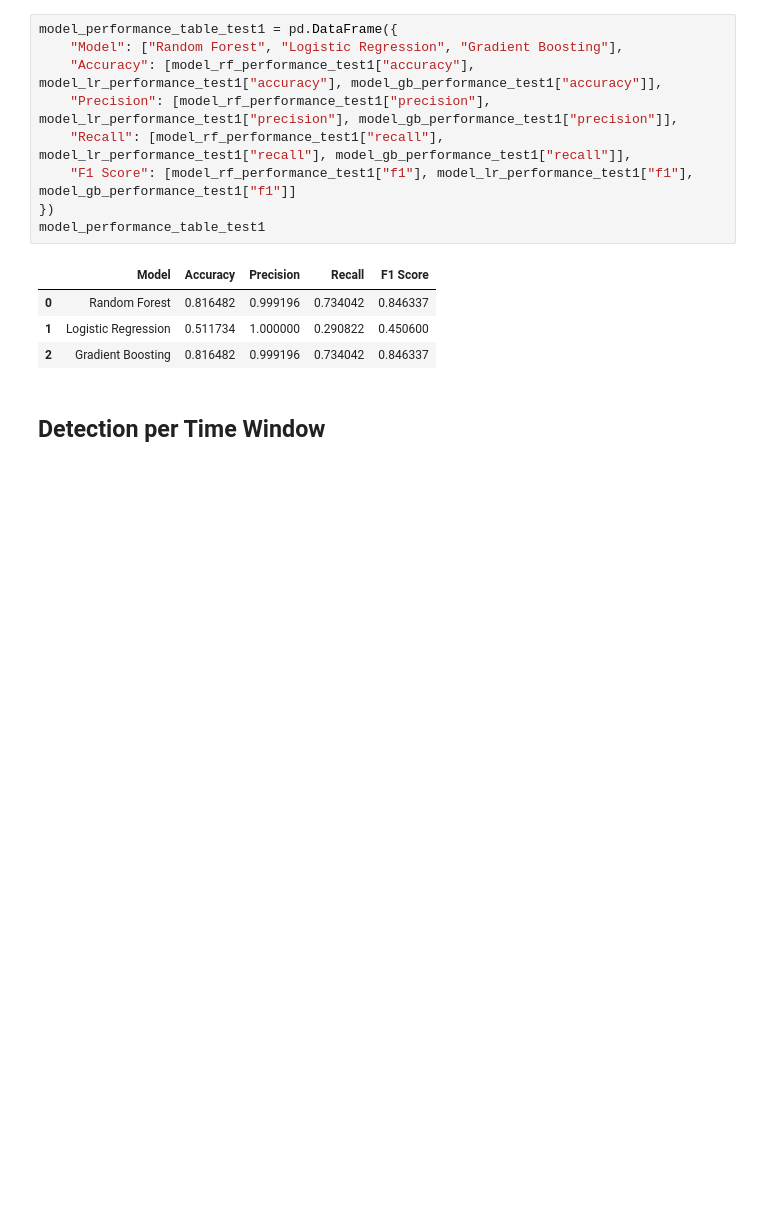
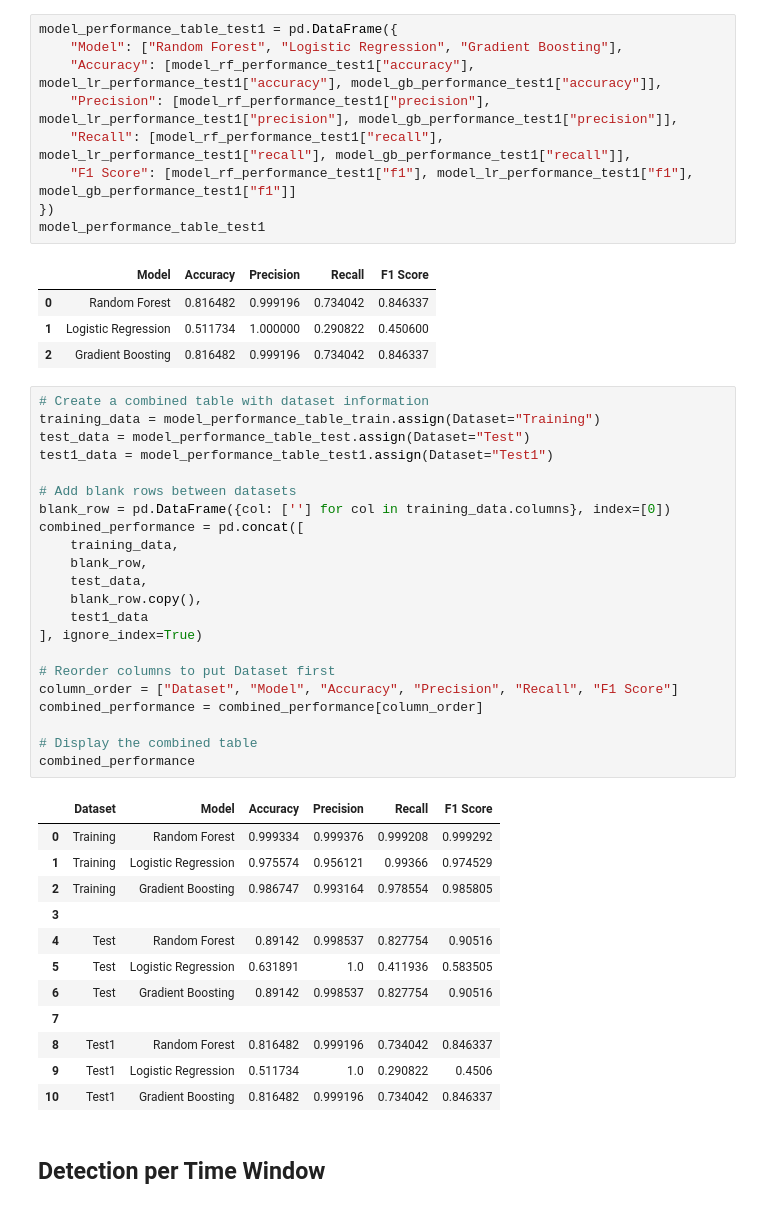
Before and after one commit to Palatiin/ddos-detection, a Jupyter notebook: ml/detection.ipynb, the cells around one changed output. Cells and saved outputs as stored; diff of their text form; blank space fills up the shorter version.

```diff
--- a/ml/detection.ipynb
+++ b/ml/detection.ipynb
@@ -350,6 +350,41 @@ model_performance_table_test1
 | 0 | Random Forest | 0.816482 | 0.999196 | 0.734042 | 0.846337 |
 | 1 | Logistic Regression | 0.511734 | 1.000000 | 0.290822 | 0.450600 |
 | 2 | Gradient Boosting | 0.816482 | 0.999196 | 0.734042 | 0.846337 |
+# %%
+# Create a combined table with dataset information
+training_data = model_performance_table_train.assign(Dataset="Training")
+test_data = model_performance_table_test.assign(Dataset="Test")
+test1_data = model_performance_table_test1.assign(Dataset="Test1")
+
+# Add blank rows between datasets
+blank_row = pd.DataFrame({col: [''] for col in training_data.columns}, index=[0])
+combined_performance = pd.concat([
+    training_data,
+    blank_row,
+    test_data,
+    blank_row.copy(),
+    test1_data
+], ignore_index=True)
+
+# Reorder columns to put Dataset first
+column_order = ["Dataset", "Model", "Accuracy", "Precision", "Recall", "F1 Score"]
+combined_performance = combined_performance[column_order]
+
+# Display the combined table
+combined_performance
+# %% [output]
+|  | Dataset | Model | Accuracy | Precision | Recall | F1 Score |
+| 0 | Training | Random Forest | 0.999334 | 0.999376 | 0.999208 | 0.999292 |
+| 1 | Training | Logistic Regression | 0.975574 | 0.956121 | 0.99366 | 0.974529 |
+| 2 | Training | Gradient Boosting | 0.986747 | 0.993164 | 0.978554 | 0.985805 |
+| 3 |  |  |  |  |  |  |
+| 4 | Test | Random Forest | 0.89142 | 0.998537 | 0.827754 | 0.90516 |
+| 5 | Test | Logistic Regression | 0.631891 | 1.0 | 0.411936 | 0.583505 |
+| 6 | Test | Gradient Boosting | 0.89142 | 0.998537 | 0.827754 | 0.90516 |
+| 7 |  |  |  |  |  |  |
+| 8 | Test1 | Random Forest | 0.816482 | 0.999196 | 0.734042 | 0.846337 |
+| 9 | Test1 | Logistic Regression | 0.511734 | 1.0 | 0.290822 | 0.4506 |
+| 10 | Test1 | Gradient Boosting | 0.816482 | 0.999196 | 0.734042 | 0.846337 |
 # %% [markdown]
 ## Detection per Time Window
 # %% [markdown]
```
Also changed, not shown: parts of 6 cells of this notebook, 1 other file.
